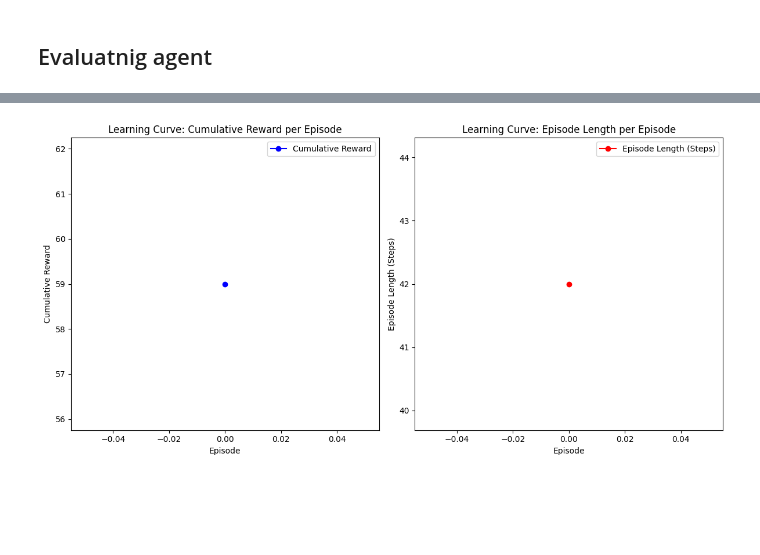
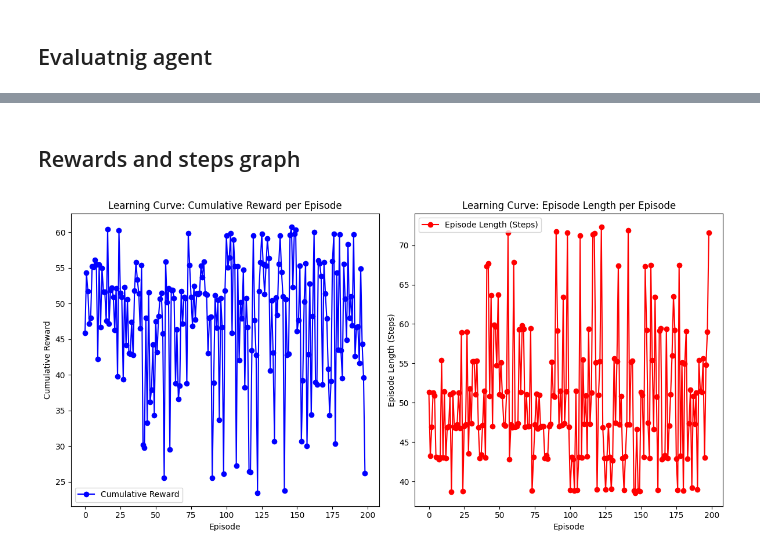
Before and after one commit to bharatramanaik/Maze-solver-bot, a Jupyter notebook: FinalMaze_gdrive.ipynb, the cells around one changed output, grey strips where cells are left out. Saved outputs shown, nothing was run; the diff lists cells and outputs as text; code cells hidden in the pictures; blank space fills up the shorter version.

```diff
--- a/FinalMaze_gdrive.ipynb
+++ b/FinalMaze_gdrive.ipynb
@@ -323,7 +315,7 @@ def test_agent(agent, maze, num_episodes=1):
 
 #     average_steps, average_reward = train_agent(agent, maze, num_episodes=90000)
 #     # agent.save_model('q_table1.pkl')
-for iter in range(5, 51):
+for iter in range(135, 200):
     # Training the agent
     maze_layout=generate_matrix(f"E:/Major_project/Major Project/Major Project/Final_model/archive/rectangular_mazes/{iter}.png")
     # Create an instance of the maze and set the starting and ending positions
@@ -517,32 +477,56 @@ KeyboardInterrupt:
+# %% [markdown]
+## Rewards and steps graph
 # %%
+import matplotlib.pyplot as plt
+
+# Function to read average_reward and average_steps from a file with multiple data points
+def read_data_from_file(file_path):
+    steps_list = []
+    reward_list = []
+
+    try:
+        with open(file_path, 'r') as file:
+            for line in file:
+                if line.strip():  # Skip empty lines
+                    steps, reward = map(float, line.split(','))  # Split by comma and convert to floats
+                    steps_list.append(steps)  # Append to the steps list
+                    reward_list.append(reward)  # Append to the reward list
+        return reward_list, steps_list
+    except FileNotFoundError:
+        print(f"File '{file_path}' not found!")
+        return [], []
+
+# Plotting function
 def plot_learning_curve(total_rewards, total_steps):
     if not total_rewards or not total_steps:
         print("No data to plot!")
         return
 
     plt.figure(figsize=(12, 6))
 
     # Plot Cumulative Reward per Episode
     plt.subplot(1, 2, 1)
     plt.plot(total_rewards, color='blue', marker='o', label='Cumulative Reward')
     plt.xlabel('Episode')
     plt.ylabel('Cumulative Reward')
     plt.title('Learning Curve: Cumulative Reward per Episode')
     plt.legend()
 
     # Plot Episode Length per Episode
     plt.subplot(1, 2, 2)
     plt.plot(total_steps, color='red', marker='o', label='Episode Length (Steps)')
     plt.xlabel('Episode')
     plt.ylabel('Episode Length (Steps)')
     plt.title('Learning Curve: Episode Length per Episode')
     plt.legend()
 
     plt.tight_layout()
     plt.draw()
     plt.show()
 
-# Plot the learning curve based on the collected data
+# Read the data from the file and plot the learning curve
+file_path = 'rewards.txt'  # Specify the path to your text file
+average_reward, average_steps = read_data_from_file(file_path)
 plot_learning_curve(average_reward, average_steps)
 # %% [output]
-[figure, old version]
+[figure, new version]
```
Also changed, not shown: parts of 7 cells of this notebook, 2 other files.
